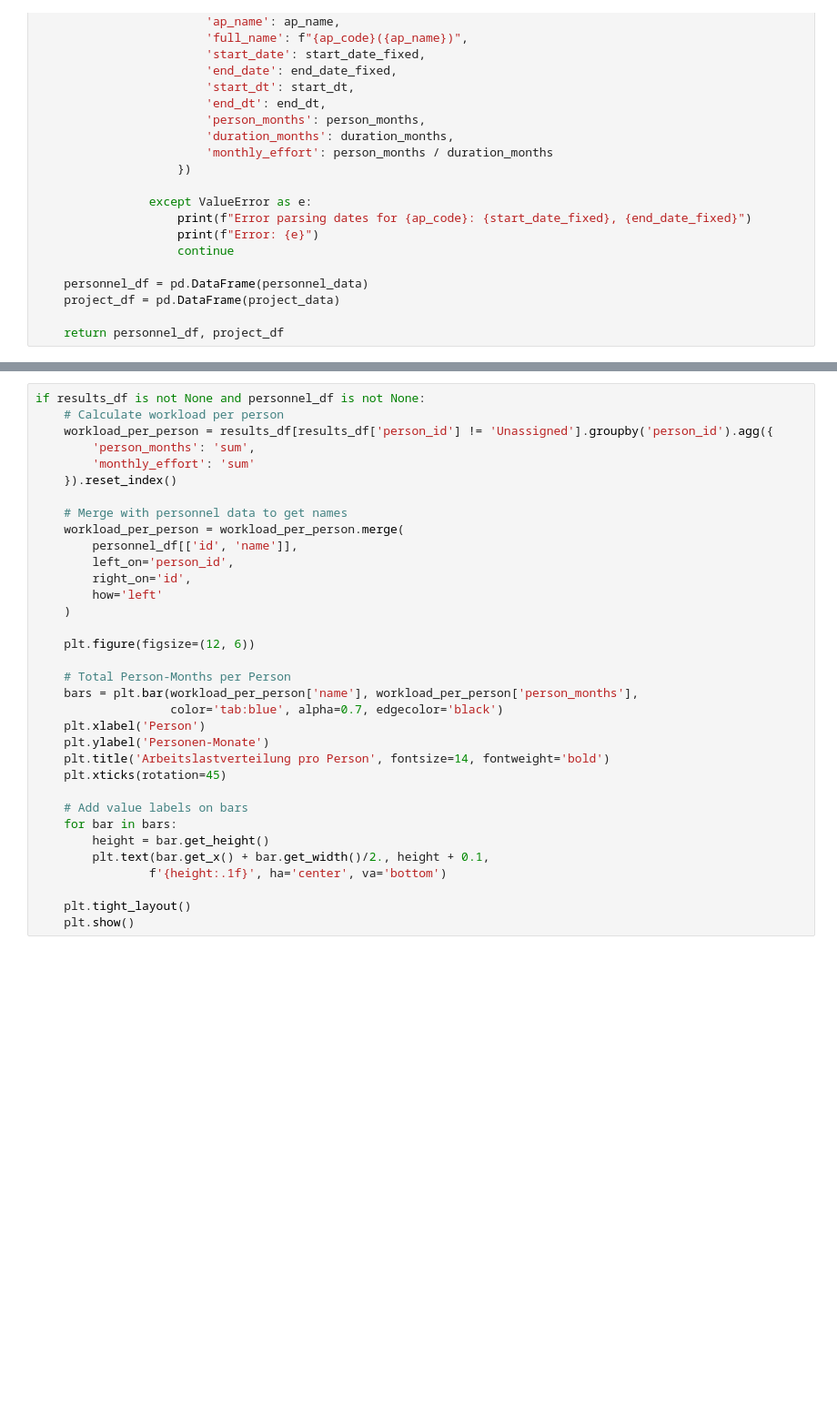
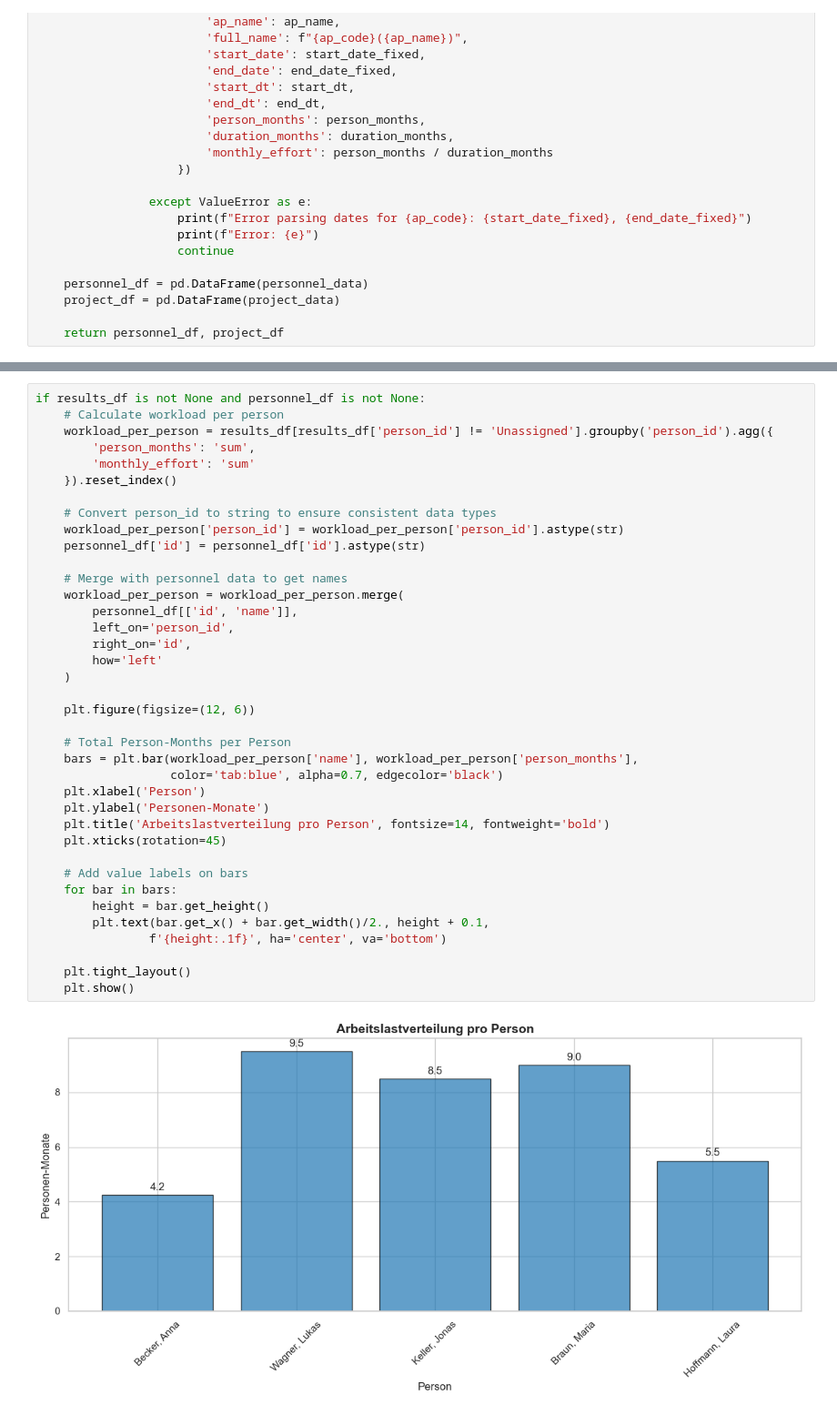
Before and after one commit to SpartanProgram/Personalmanager, a Jupyter notebook: visualizations/genetic_matching_new_format_figure.ipynb, the cells around one changed output, grey strips where cells are left out. Shown at 91% size. Saved outputs shown, nothing was run; the diff lists cells and outputs as text; blank space fills up the shorter version.

```diff
--- a/visualizations/genetic_matching_new_format_figure.ipynb
+++ b/visualizations/genetic_matching_new_format_figure.ipynb
@@ -255,33 +279,39 @@ if results_df is not None and personnel_df is not None:
         'person_months': 'sum',
         'monthly_effort': 'sum'
     }).reset_index()
+
+    # Convert person_id to string to ensure consistent data types
+    workload_per_person['person_id'] = workload_per_person['person_id'].astype(str)
+    personnel_df['id'] = personnel_df['id'].astype(str)
 
     # Merge with personnel data to get names
     workload_per_person = workload_per_person.merge(
         personnel_df[['id', 'name']],
         left_on='person_id',
         right_on='id',
         how='left'
     )
 
     plt.figure(figsize=(12, 6))
 
     # Total Person-Months per Person
     bars = plt.bar(workload_per_person['name'], workload_per_person['person_months'],
                    color='tab:blue', alpha=0.7, edgecolor='black')
     plt.xlabel('Person')
     plt.ylabel('Personen-Monate')
     plt.title('Arbeitslastverteilung pro Person', fontsize=14, fontweight='bold')
     plt.xticks(rotation=45)
 
     # Add value labels on bars
     for bar in bars:
         height = bar.get_height()
         plt.text(bar.get_x() + bar.get_width()/2., height + 0.1,
                 f'{height:.1f}', ha='center', va='bottom')
 
     plt.tight_layout()
     plt.show()
+# %% [output]
+[figure, added]
 # %%
 if results_df is not None:
     # Create a formatted results table
```
Also changed, not shown: parts of 5 cells of this notebook.
